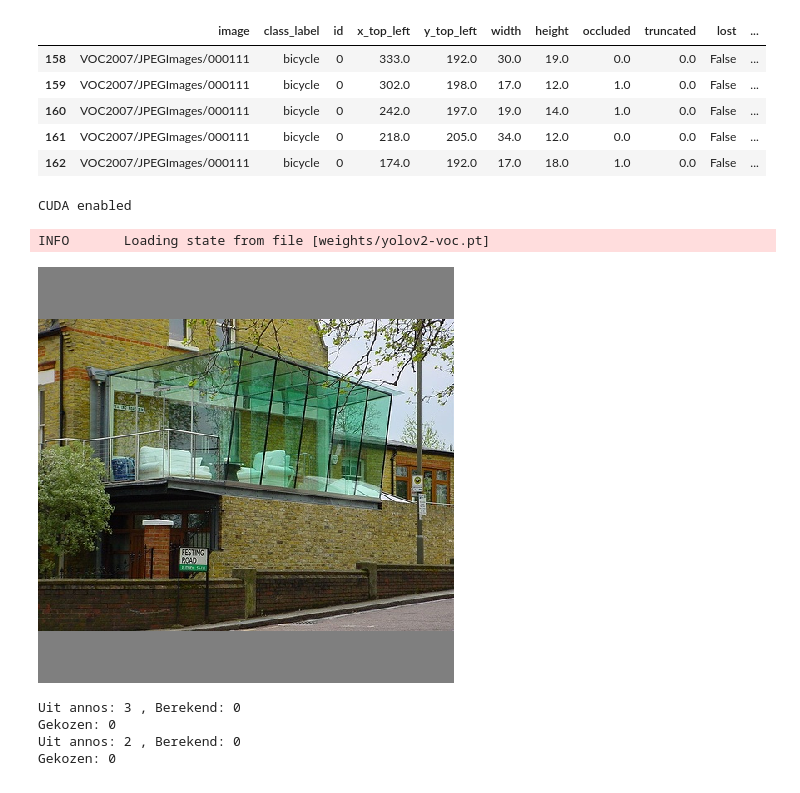
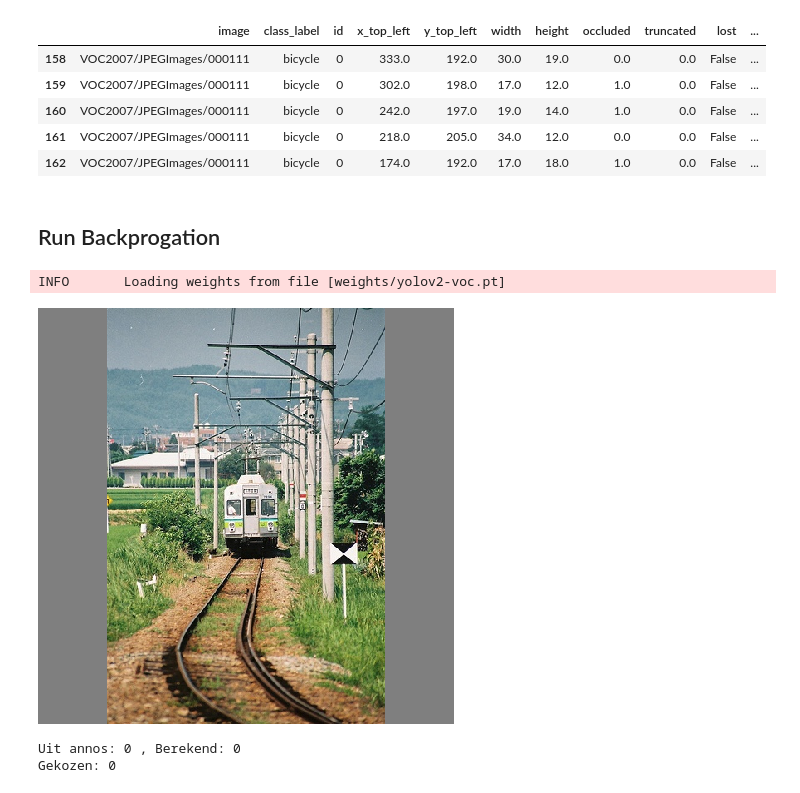
Before and after one commit to AntonPeeters/Interpretable-Object-Detection, a Jupyter notebook: object interpretation.ipynb, the cells around one changed output. Saved outputs shown, nothing was run; the diff lists cells and outputs as text; code cells hidden in the pictures.

```diff
--- a/object interpretation.ipynb
+++ b/object interpretation.ipynb
@@ -56,53 +79,39 @@ FN:
 | 160 | VOC2007/JPEGImages/000111 | bicycle | 0 | 242.0 | 197.0 | 19.0 | 14.0 | 1.0 | 0.0 | False | ... |
 | 161 | VOC2007/JPEGImages/000111 | bicycle | 0 | 218.0 | 205.0 | 34.0 | 12.0 | 0.0 | 0.0 | False | ... |
 | 162 | VOC2007/JPEGImages/000111 | bicycle | 0 | 174.0 | 192.0 | 17.0 | 18.0 | 1.0 | 0.0 | False | ... |
+# %% [markdown]
+## Run Backprogation
 # %%
-# Setting device
-device = torch.device('cpu')
-if torch.cuda.is_available():
-    print('CUDA enabled')
-    device = torch.device('cuda')
-else:
-    print('CUDA not available')
-
-# Path variables
-network_path = 'cfg/yolo.py'
-annos_path = 'data/VOCdevkit/VOC2007/Annotations/'
-weights_path = 'weights/yolov2-voc.pt'
-
 # Variables
 anchorbox_threshold = 1.0
 
 gradients_as_arr_list = []
-chosen_images = ['VOC2007/JPEGImages/000003']
+chosen_images = ['VOC2007/JPEGImages/000002']
 
 for image in chosen_images:
     # New path
     new_path = annos_path + image.split('/')[-1] + '.xml'
 
     # Initialize network and load weights
     params = ln.engine.HyperParameters.from_file(network_path)
-    params.load(weights_path)
+    params.network.load(weights_path)
 
     # Load annos
     annos = bb.io.load('anno_pascalvoc', new_path, ip.identify)
 
     # Run model
     params, img_tf, annos = ip.detect_new(params, annos, new_path , device)
     display(ip.utils.show_image(img_tf.data.cpu().numpy()[0]))
 
     # Vanilla backprop
     VBP = ip.backprop.VanillaBackprop(params, device)
 
     # Generate gradients
-    gradients_as_arr = VBP.generate_gradients(params, img_tf, annos, device, anchorbox_threshold, class_flag=False, box_flag=True)
+    gradients_as_arr = VBP.generate_gradients(params, img_tf, annos, device, anchorbox_threshold)
     for gradient in gradients_as_arr:
         gradients_as_arr_list.append(gradient)
 # %% [output]
-CUDA enabled
+INFO       Loading weights from file [weights/yolov2-voc.pt]
+[figure, new version]
-INFO       Loading state from file [weights/yolov2-voc.pt]
+Uit annos: 0 , Berekend: 0
+Gekozen: 0
-[figure, old version]
-Uit annos: 3 , Berekend: 0
-Gekozen: 0
-Uit annos: 2 , Berekend: 0
-Gekozen: 0
```
Also changed, not shown: parts of 11 cells of this notebook, 7 other files.
